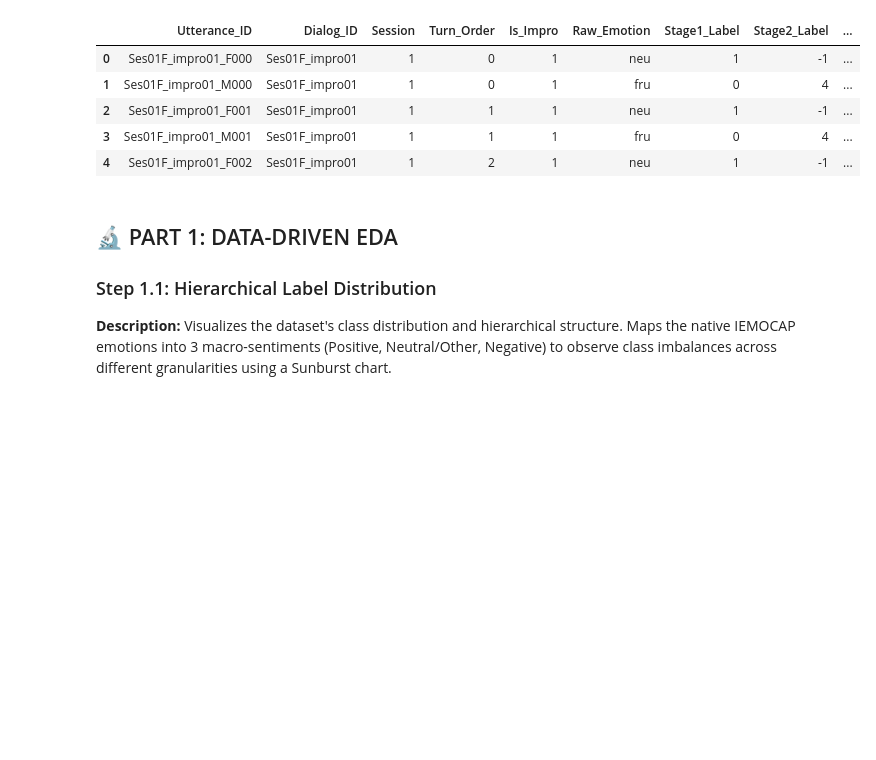
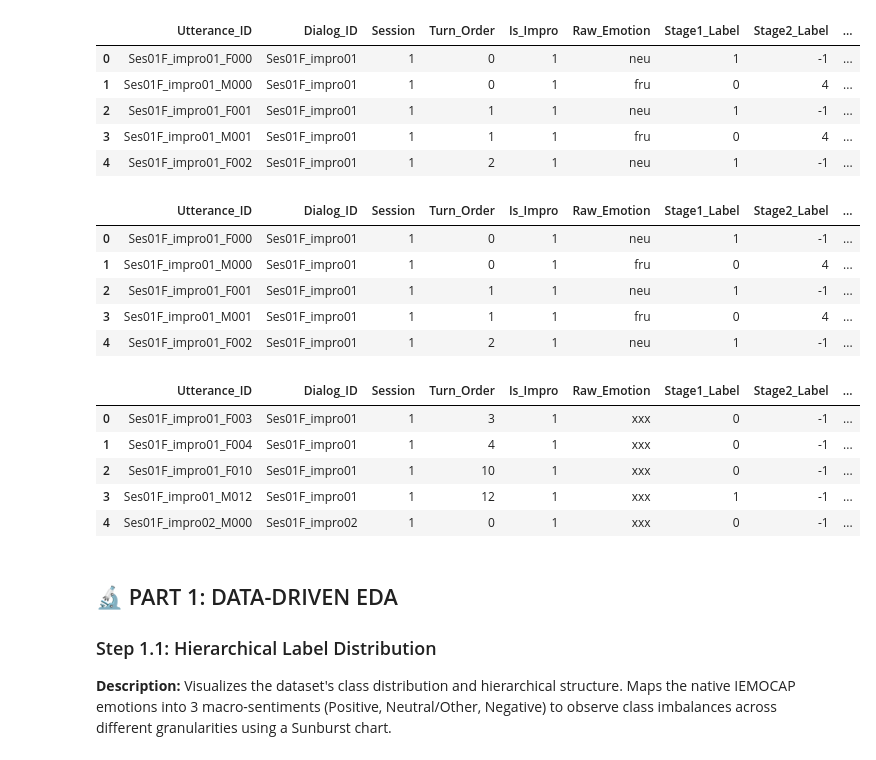
Before and after one commit to HuyPham171-hub/conv-ser, a Jupyter notebook: notebooks/eda_iemocap.ipynb, the cells around one changed output. Cells and saved outputs as stored; diff of their text form; code cells hidden in the pictures; blank space fills up the shorter version.

```diff
--- a/notebooks/eda_iemocap.ipynb
+++ b/notebooks/eda_iemocap.ipynb
@@ -37,6 +37,25 @@ except Exception as e:
 | 2 | Ses01F_impro01_F001 | Ses01F_impro01 | 1 | 1 | 1 | neu | 1 | -1 | ... |
 | 3 | Ses01F_impro01_M001 | Ses01F_impro01 | 1 | 1 | 1 | fru | 0 | 4 | ... |
 | 4 | Ses01F_impro01_F002 | Ses01F_impro01 | 1 | 2 | 1 | neu | 1 | -1 | ... |
+# %%
+df_xxx_rescued = pd.read_csv(r"d:\Resfes\Project\Ser\data\DataFrames\iemocap_metadata_xxx_rescued.csv")
+df_clean = pd.read_csv(r"d:\Resfes\Project\Ser\data\DataFrames\iemocap_metadata.csv")
+
+display(df_clean.head())
+display(df_xxx_rescued.head())
+# %% [output]
+|  | Utterance_ID | Dialog_ID | Session | Turn_Order | Is_Impro | Raw_Emotion | Stage1_Label | Stage2_Label | ... |
+| 0 | Ses01F_impro01_F000 | Ses01F_impro01 | 1 | 0 | 1 | neu | 1 | -1 | ... |
+| 1 | Ses01F_impro01_M000 | Ses01F_impro01 | 1 | 0 | 1 | fru | 0 | 4 | ... |
+| 2 | Ses01F_impro01_F001 | Ses01F_impro01 | 1 | 1 | 1 | neu | 1 | -1 | ... |
+| 3 | Ses01F_impro01_M001 | Ses01F_impro01 | 1 | 1 | 1 | fru | 0 | 4 | ... |
+| 4 | Ses01F_impro01_F002 | Ses01F_impro01 | 1 | 2 | 1 | neu | 1 | -1 | ... |
+|  | Utterance_ID | Dialog_ID | Session | Turn_Order | Is_Impro | Raw_Emotion | Stage1_Label | Stage2_Label | ... |
+| 0 | Ses01F_impro01_F003 | Ses01F_impro01 | 1 | 3 | 1 | xxx | 0 | -1 | ... |
+| 1 | Ses01F_impro01_F004 | Ses01F_impro01 | 1 | 4 | 1 | xxx | 0 | -1 | ... |
+| 2 | Ses01F_impro01_F010 | Ses01F_impro01 | 1 | 10 | 1 | xxx | 0 | -1 | ... |
+| 3 | Ses01F_impro01_M012 | Ses01F_impro01 | 1 | 12 | 1 | xxx | 1 | -1 | ... |
+| 4 | Ses01F_impro02_M000 | Ses01F_impro02 | 1 | 0 | 1 | xxx | 0 | -1 | ... |
 # %% [markdown]
 ## 🔬 PART 1: DATA-DRIVEN EDA
 
```
Also changed, not shown: 5 other files.
